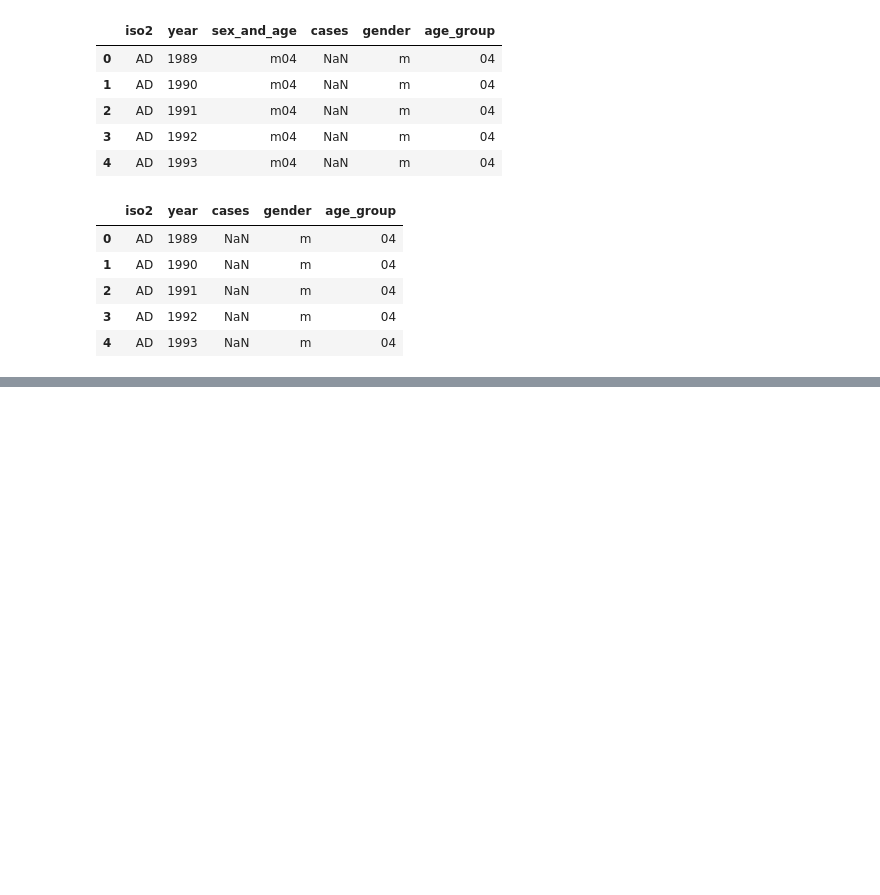
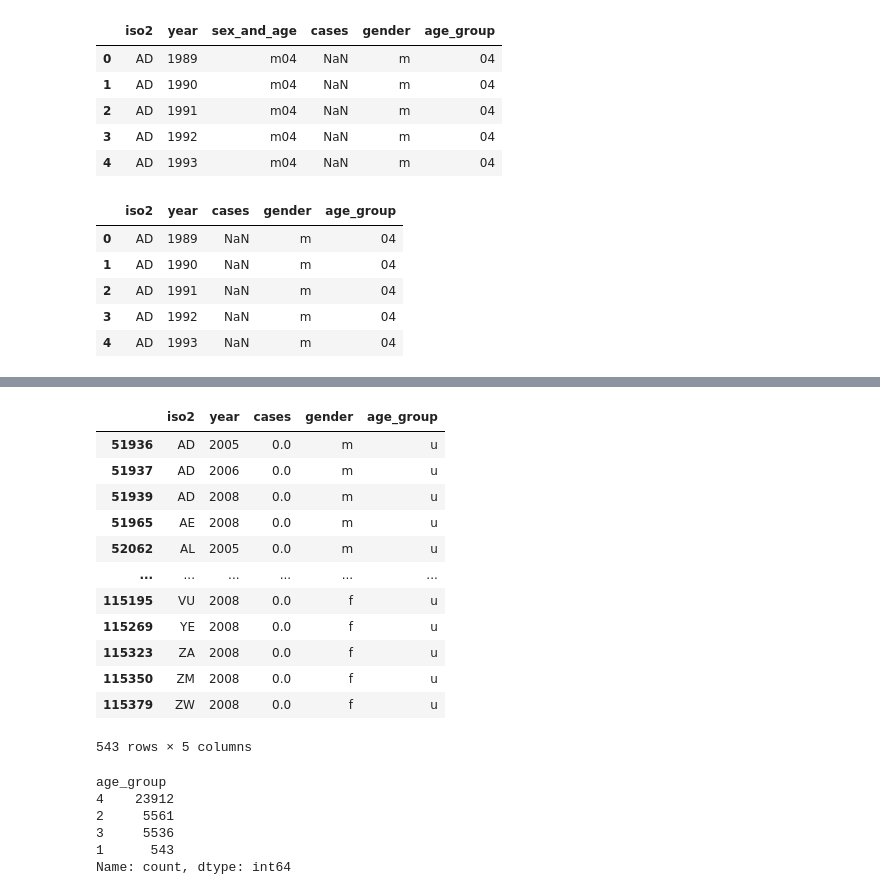
Before and after one commit to patonov/Data_Science-July_2024, a Jupyter notebook: TuberculosisDataTidyingAndCleaning.ipynb, the cells around one changed output, grey strips where cells are left out. Saved outputs shown, nothing was run; the diff lists cells and outputs as text; code cells hidden in the pictures; blank space fills up the shorter version.

```diff
--- a/TuberculosisDataTidyingAndCleaning.ipynb
+++ b/TuberculosisDataTidyingAndCleaning.ipynb
@@ -81,0 +108,25 @@ df_tidy.head()
+# %%
+df_tidy[df_tidy.age_group == "u"]
+# %% [output]
+|  | iso2 | year | cases | gender | age_group |
+| 51936 | AD | 2005 | 0.0 | m | u |
+| 51937 | AD | 2006 | 0.0 | m | u |
+| 51939 | AD | 2008 | 0.0 | m | u |
+| 51965 | AE | 2008 | 0.0 | m | u |
+| 52062 | AL | 2005 | 0.0 | m | u |
+| ... | ... | ... | ... | ... | ... |
+| 115195 | VU | 2008 | 0.0 | f | u |
+| 115269 | YE | 2008 | 0.0 | f | u |
+| 115323 | ZA | 2008 | 0.0 | f | u |
+| 115350 | ZM | 2008 | 0.0 | f | u |
+| 115379 | ZW | 2008 | 0.0 | f | u |
+543 rows × 5 columns
+# %%
+df_tidy.age_group.str.len().value_counts()
+# %% [output]
+age_group
+4    23912
+2     5561
+3     5536
+1      543
+Name: count, dtype: int64
```
Also changed, not shown: parts of 18 cells of this notebook.
